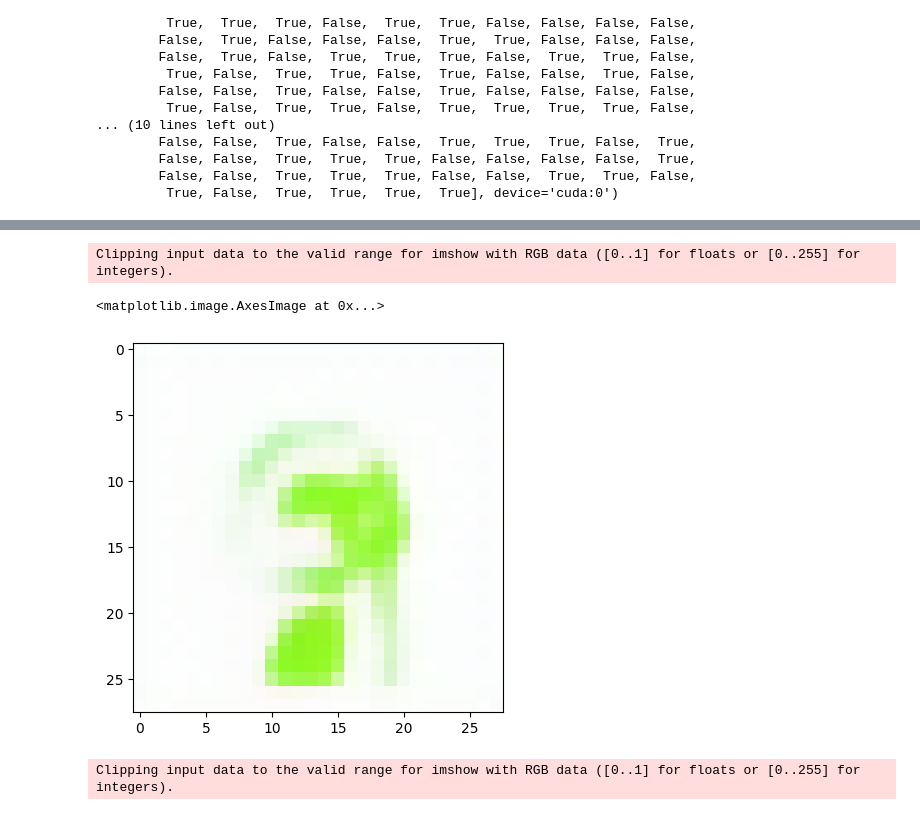
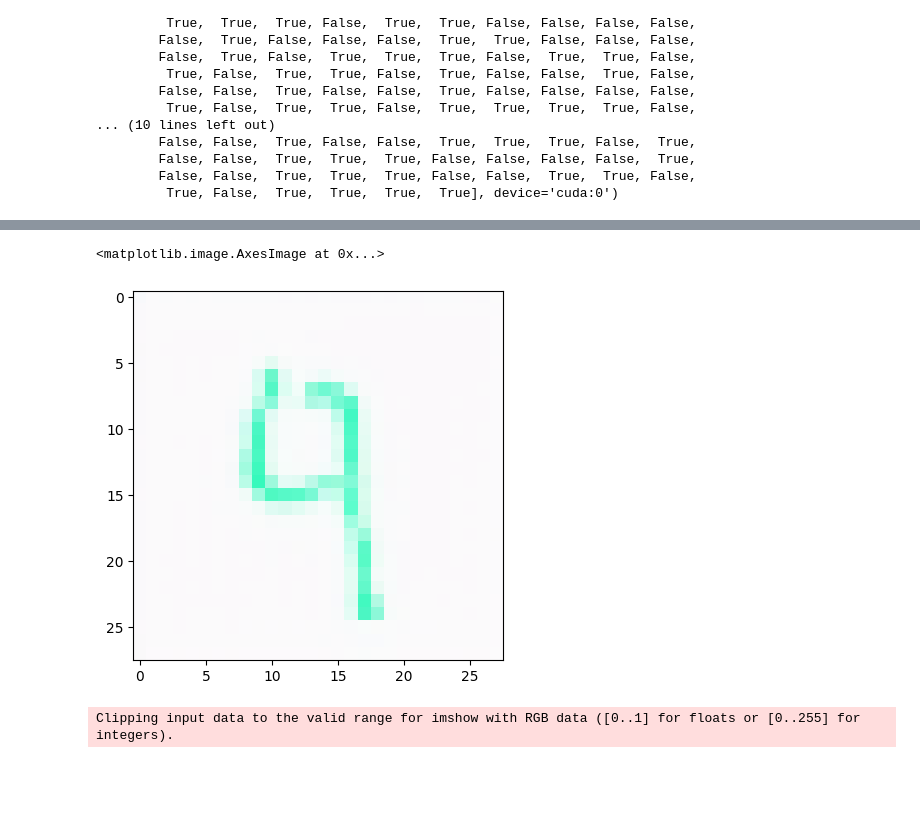
Before and after one commit to echeloni11/Diff_ColorMNIST, a Jupyter notebook: explore.ipynb, the cells around one changed output, grey strips where cells are left out. Saved outputs shown, nothing was run; the diff lists cells and outputs as text; code cells hidden in the pictures; blank space fills up the shorter version.

```diff
--- a/explore.ipynb
+++ b/explore.ipynb
@@ -26,7 +65,7 @@ ws_test = [0.0, 0.5, 2.0] # strength of generative guidance
 ddpm = DDPM(nn_model=ContextUnetColored(in_channels=3, n_feat=n_feat, n_classes=n_classes, cond_mode=cond_mode), betas=(1e-4, 0.02), n_T=n_T, device=device, drop_prob=0.1, color=True)
 ddpm.to(device)
 
-ddpm.load_state_dict(torch.load("./experiments/240514_1/model/model_20.pth", map_location=device))
+ddpm.load_state_dict(torch.load("./experiments/240514_2/model/model_29.pth", map_location=device))
 # ddpm.load_state_dict(torch.load("./diff_to_download/240504_1_model_29.pth", map_location=device))
 
 tf = transforms.Compose([transforms.ToTensor()]) # mnist is already normalised 0 to 1
@@ -203,6 +242,7 @@ for x, y in testloader:
 x_test_colored, hue_test = add_hue_confounded(x_test, y_test, sigma=0.05)
 x_test_colored = x_test_colored.reshape(3,28,28).to(device)
 hue_test = hue_test.to(device)
+y_test = y_test.to(device)
 # %%
 plt.imshow((1-x_test_colored).permute(1,2,0).detach().cpu().numpy())
 # %% [output]
@@ -225,13 +272,12 @@ tensor([0.0702], device='cuda:0')
 # %%
 x_cf_test = ddpm.reconstruct(u_test, \
-                        torch.tensor([9], dtype=torch.int64, device=device),\
+                        torch.tensor([4], dtype=torch.int64, device=device),\
                         size=(3,28,28), guide_w=2, \
-                        hues=torch.tensor([0.7702],device=device), hue_uncond=0)
+                        hues=torch.tensor([0.9603],device=device), hue_uncond=0)
 plt.imshow((-1*x_cf_test[0]+1).permute(1,2,0).detach().cpu().numpy())
 # %% [output]
-Clipping input data to the valid range for imshow with RGB data ([0..1] for floats or [0..255] for integers).
+<matplotlib.image.AxesImage at 0x...>
-<matplotlib.image.AxesImage at 0x...>
-[figure, old version]
+[figure, new version]
 # %%
 u_random = torch.randn_like(u_test)
 # %%
```
Also changed, not shown: parts of 7 cells of this notebook, 3 other files.
